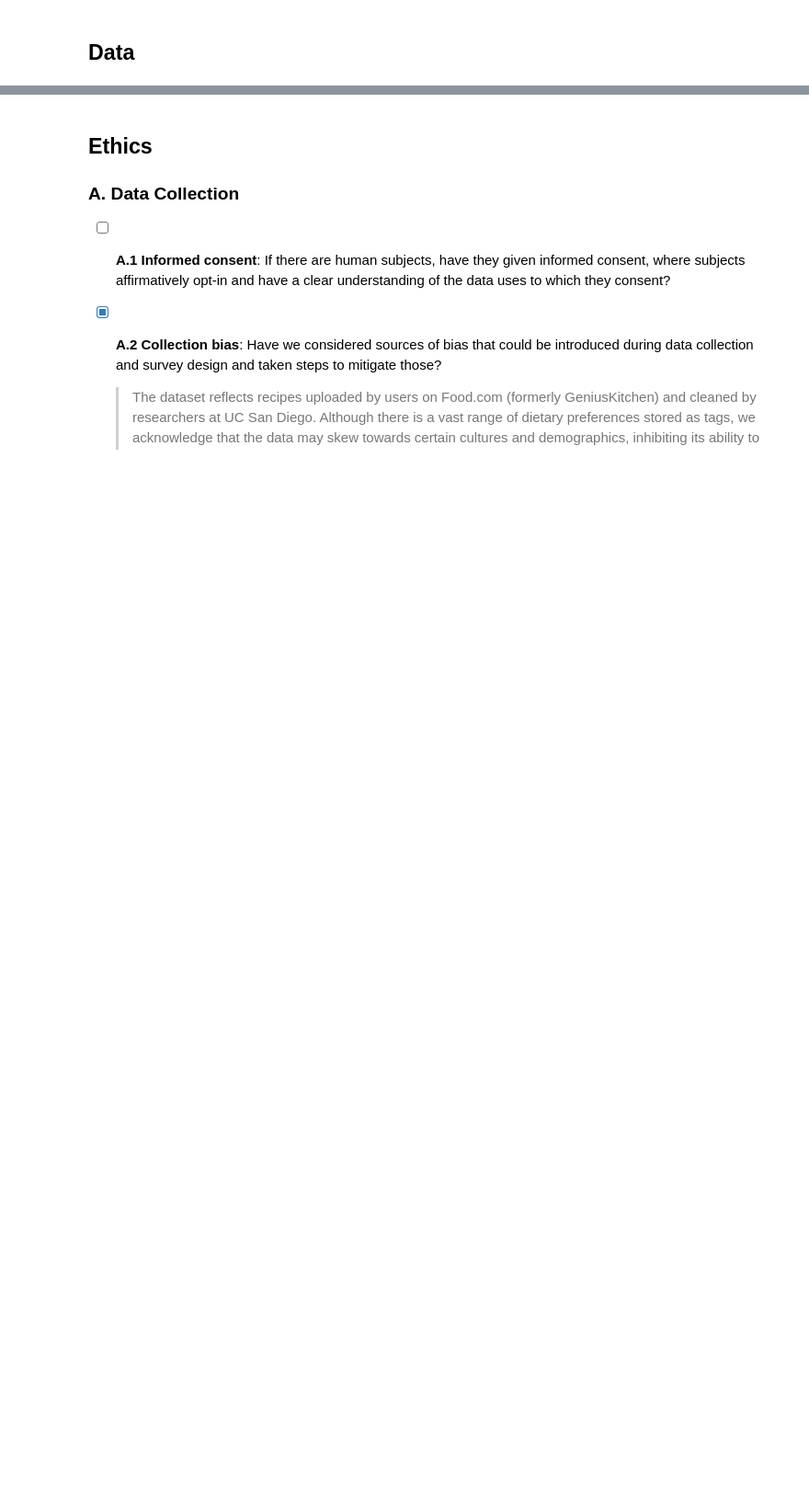
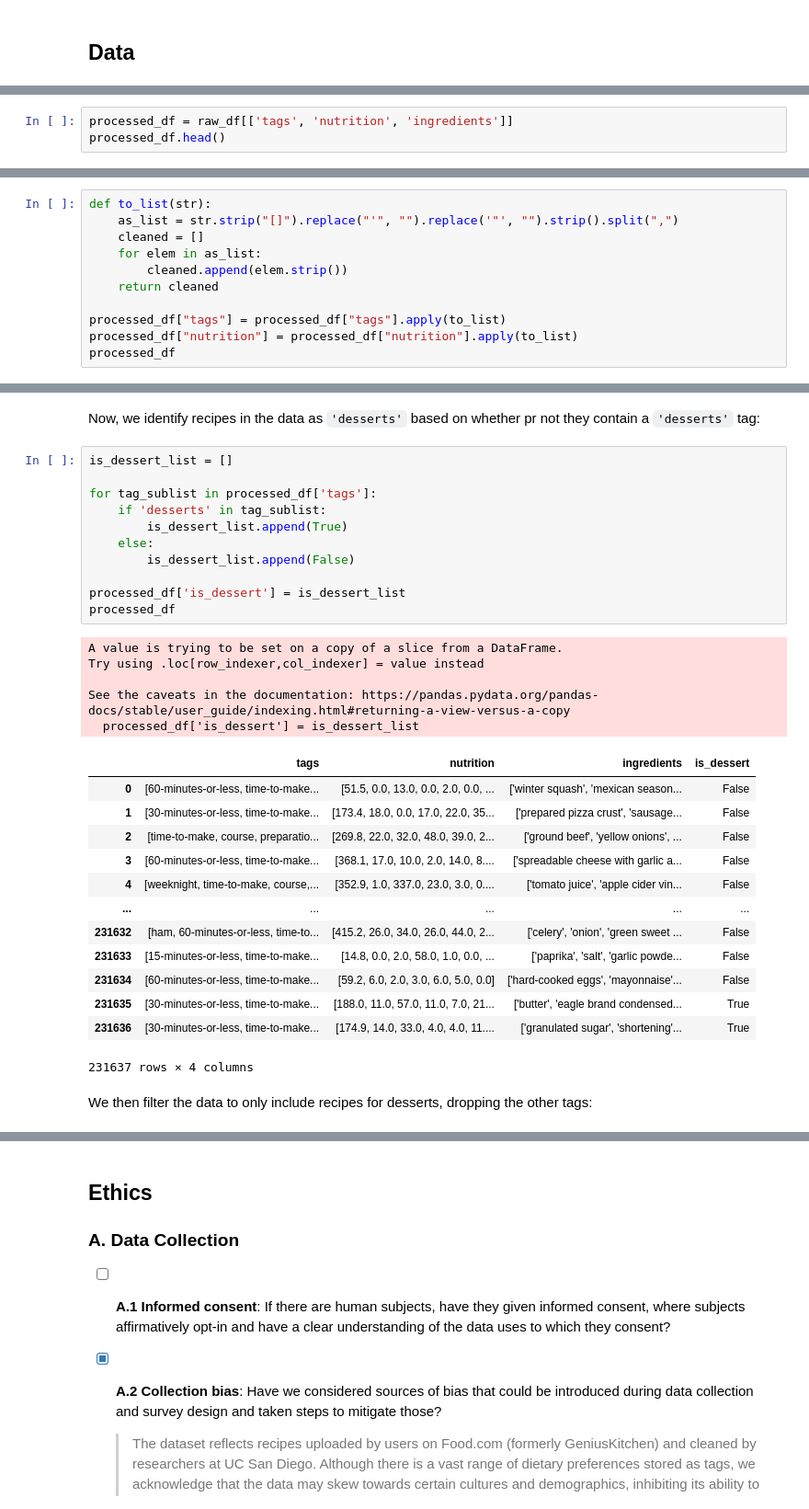
Before and after one commit to COGS108/Group047_WI26, a Jupyter notebook: 01-DataCheckpoint.ipynb, the cells around one changed output, grey strips where cells are left out. Shown at 92% size. Drawn from its saved outputs; the diff is of its cells as text; blank space fills up the shorter version.

```diff
--- a/01-DataCheckpoint.ipynb
+++ b/01-DataCheckpoint.ipynb
@@ -123,0 +143,3 @@ data
+# %%
+processed_df = raw_df[['tags', 'nutrition', 'ingredients']]
+processed_df.head()
@@ -123,0 +164,11 @@ data
+# %%
+def to_list(str):
+    as_list = str.strip("[]").replace("'", "").replace('"', "").strip().split(",")
+    cleaned = []
+    for elem in as_list:
+        cleaned.append(elem.strip())
+    return cleaned
+
+processed_df["tags"] = processed_df["tags"].apply(to_list)
+processed_df["nutrition"] = processed_df["nutrition"].apply(to_list)
+processed_df
@@ -123,0 +199,34 @@ data
+# %% [markdown]
+Now, we identify recipes in the data as `'desserts'` based on whether pr not they contain a `'desserts'` tag:
+# %%
+is_dessert_list = []
+
+for tag_sublist in processed_df['tags']:
+    if 'desserts' in tag_sublist:
+        is_dessert_list.append(True)
+    else:
+        is_dessert_list.append(False)
+
+processed_df['is_dessert'] = is_dessert_list
+processed_df
+# %% [output]
+A value is trying to be set on a copy of a slice from a DataFrame.
+Try using .loc[row_indexer,col_indexer] = value instead
+
+See the caveats in the documentation: https://pandas.pydata.org/pandas-docs/stable/user_guide/indexing.html#returning-a-view-versus-a-copy
+  processed_df['is_dessert'] = is_dessert_list
+|  | tags | nutrition | ingredients | is_dessert |
+| 0 | [60-minutes-or-less, time-to-make... | [51.5, 0.0, 13.0, 0.0, 2.0, 0.0, ... | ['winter squash', 'mexican season... | False |
+| 1 | [30-minutes-or-less, time-to-make... | [173.4, 18.0, 0.0, 17.0, 22.0, 35... | ['prepared pizza crust', 'sausage... | False |
+| 2 | [time-to-make, course, preparatio... | [269.8, 22.0, 32.0, 48.0, 39.0, 2... | ['ground beef', 'yellow onions', ... | False |
+| 3 | [60-minutes-or-less, time-to-make... | [368.1, 17.0, 10.0, 2.0, 14.0, 8.... | ['spreadable cheese with garlic a... | False |
+| 4 | [weeknight, time-to-make, course,... | [352.9, 1.0, 337.0, 23.0, 3.0, 0.... | ['tomato juice', 'apple cider vin... | False |
+| ... | ... | ... | ... | ... |
+| 231632 | [ham, 60-minutes-or-less, time-to... | [415.2, 26.0, 34.0, 26.0, 44.0, 2... | ['celery', 'onion', 'green sweet ... | False |
+| 231633 | [15-minutes-or-less, time-to-make... | [14.8, 0.0, 2.0, 58.0, 1.0, 0.0, ... | ['paprika', 'salt', 'garlic powde... | False |
+| 231634 | [60-minutes-or-less, time-to-make... | [59.2, 6.0, 2.0, 3.0, 6.0, 5.0, 0.0] | ['hard-cooked eggs', 'mayonnaise'... | False |
+| 231635 | [30-minutes-or-less, time-to-make... | [188.0, 11.0, 57.0, 11.0, 7.0, 21... | ['butter', 'eagle brand condensed... | True |
+| 231636 | [30-minutes-or-less, time-to-make... | [174.9, 14.0, 33.0, 4.0, 4.0, 11.... | ['granulated sugar', 'shortening'... | True |
+231637 rows × 4 columns
+# %% [markdown]
+We then filter the data to only include recipes for desserts, dropping the other tags:
```
Also changed, not shown: parts of 30 cells of this notebook, 1 other file.
